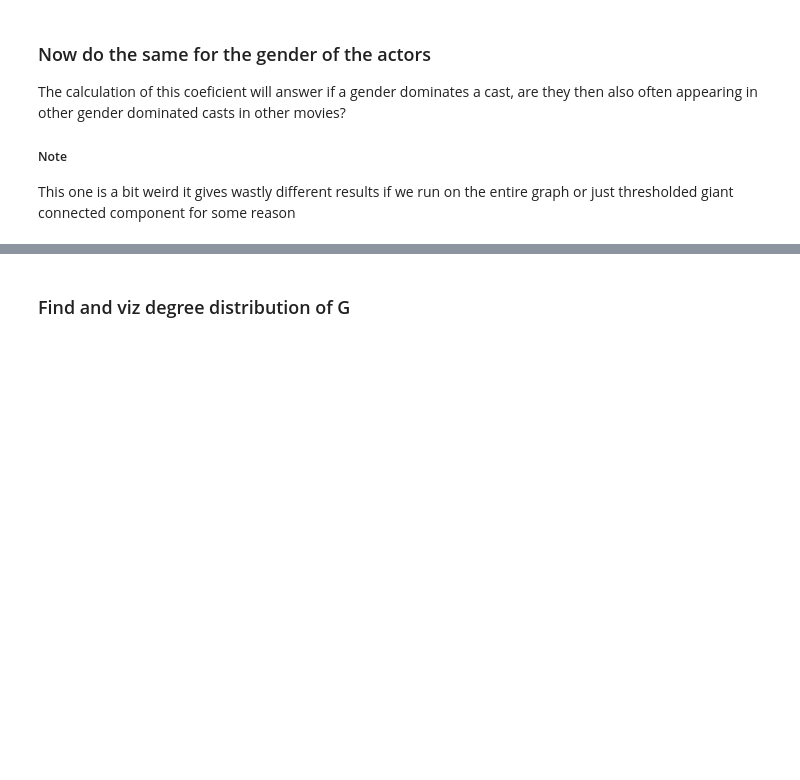
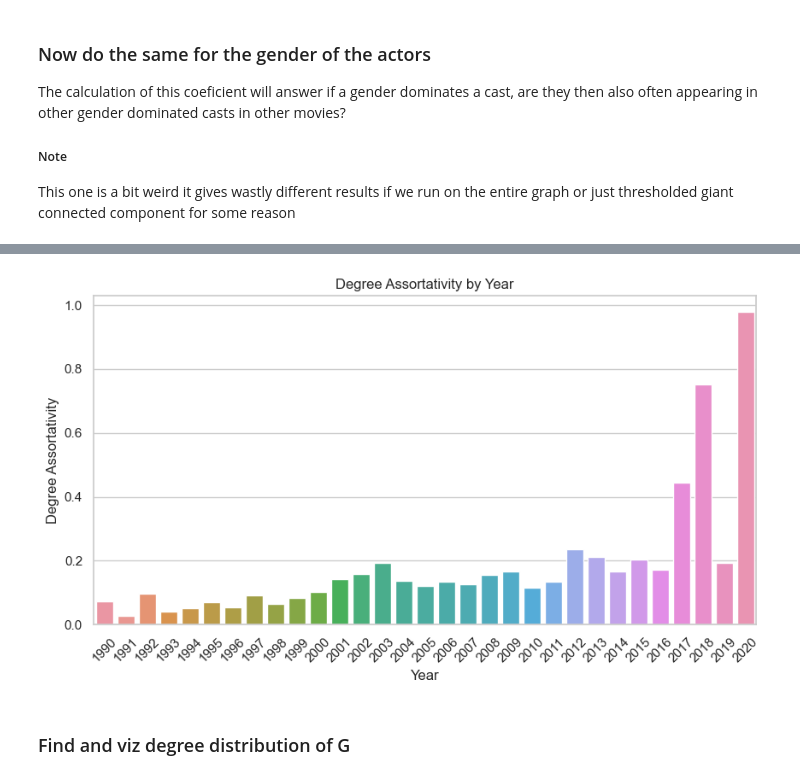
Before and after one commit to vidisha04/02467-CSS, a Jupyter notebook: FinalNotebook-Mads.ipynb, the cells around one changed output, grey strips where cells are left out. Saved outputs shown, nothing was run; the diff lists cells and outputs as text; code cells hidden in the pictures; blank space fills up the shorter version.

```diff
--- a/FinalNotebook-Mads.ipynb
+++ b/FinalNotebook-Mads.ipynb
@@ -243,7 +234,7 @@ for node in G.nodes():
     if str(type(data)) == "<class 'pandas.core.series.Series'>":
         data = data[0]
     # check if the data is above the year 2005
-    if data.year > 2005:
+    if data.year > 1980:
         # if it is, keep the node in the graph
         continue
     else:
@@ -477,3 +506,15 @@ KeyboardInterrupt:
+# %%
+# Create a barplot of the degree assortativity values by year using seaborn's barplot() function
+plt.subplots(1,1,figsize = [10,5])
+sns.set(style="whitegrid")
+sns.barplot(x='Year', y='Assortativity', data=df)
+plt.xlabel('Year')
+plt.ylabel('Degree Assortativity')
+plt.title('Degree Assortativity by Year')
+plt.xticks(rotation=45)
+plt.show()
+# %% [output]
+[figure, added]
 # %% [markdown]
 ### Find and viz degree distribution of G
 # %%
```
Also changed, not shown: parts of 53 cells of this notebook.
